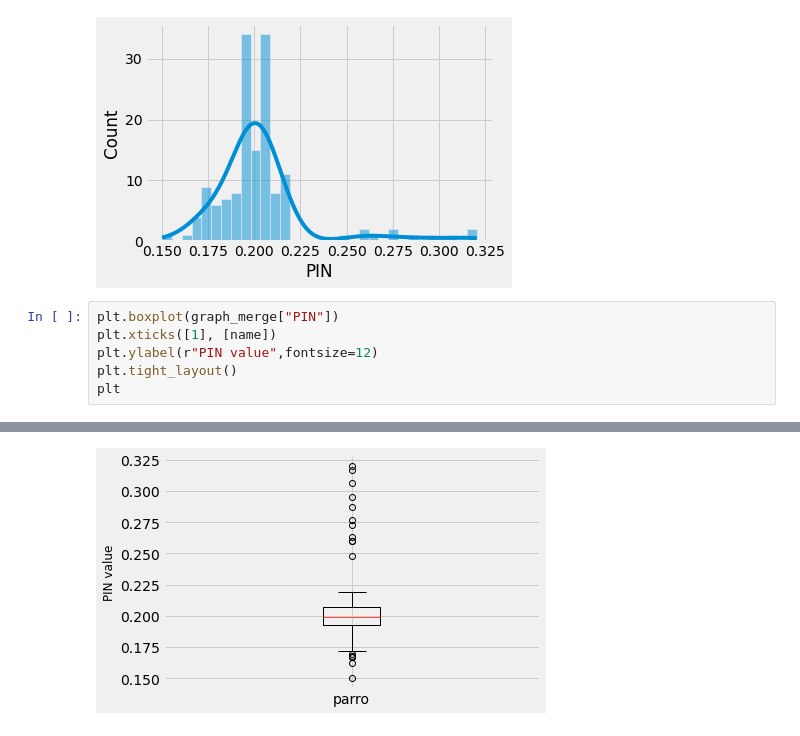
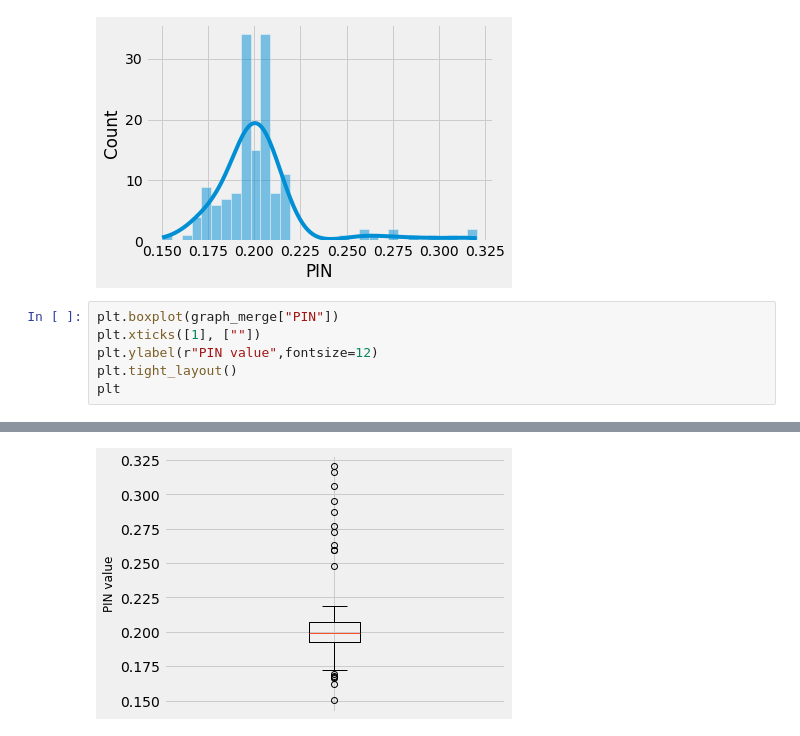
Before and after one commit to GuillaumePv/pin_surrogate_model, a Jupyter notebook: demo.ipynb, the cells around one changed output, grey strips where cells are left out. Cells and saved outputs as stored; diff of their text form.

Commit message:
update real data graphs

```diff
--- a/demo.ipynb
+++ b/demo.ipynb
@@ -314,7 +314,7 @@ plt.savefig(folder_results+"/dist_pin.png")
 [figure]
 # %%
 plt.boxplot(graph_merge["PIN"])
-plt.xticks([1], [name])
+plt.xticks([1], [""])
 plt.ylabel(r"PIN value",fontsize=12)
 plt.tight_layout()
 plt
@@ -323 +323 @@ Text(0, 0.5, 'PIN value')
-[figure, old version]
+[figure, new version]
```
Also changed, not shown: parts of 1 cell of this notebook, 16 other files.
